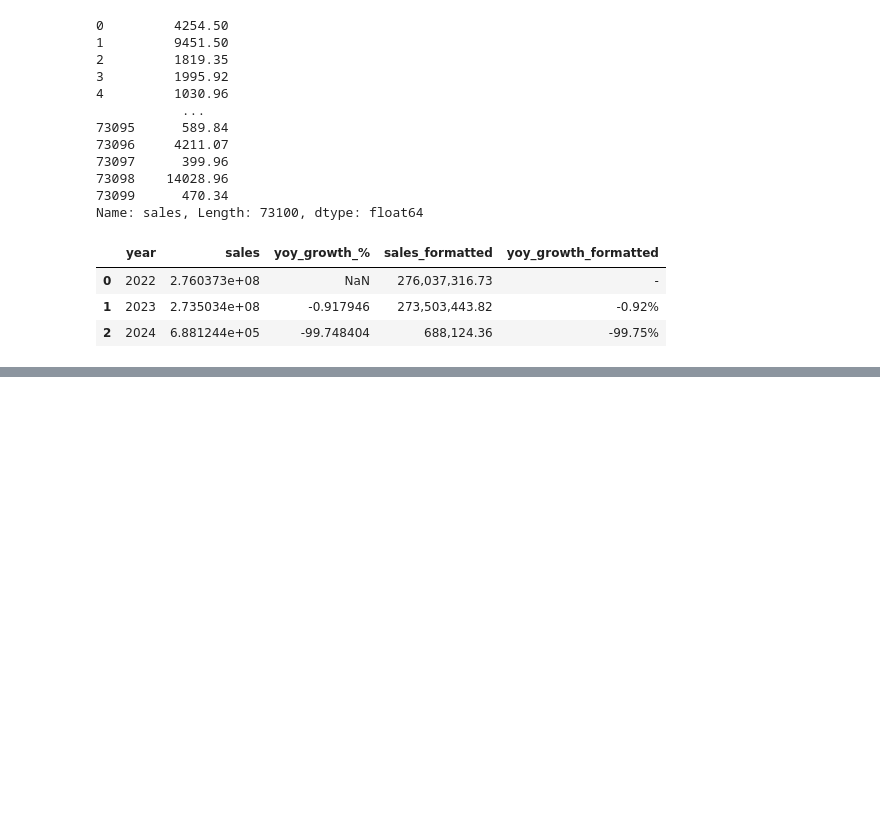
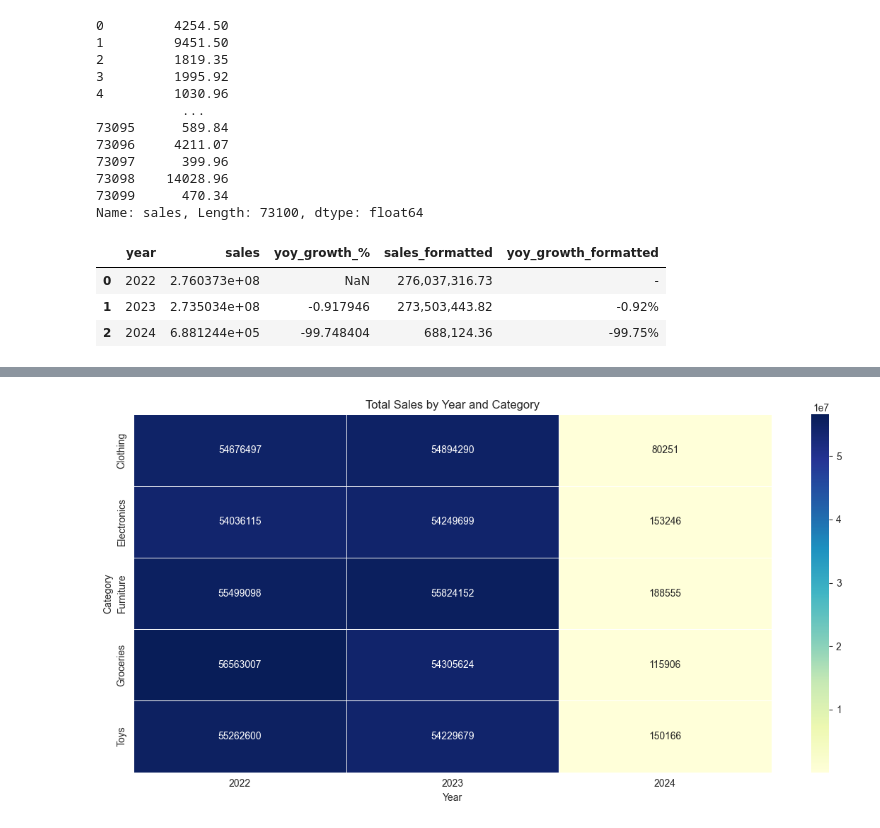
Before and after one commit to Abhijeeth7/Retail-Store-Inventory-Forecasting-Data-Analysis, a Jupyter notebook: Python_file/Retail-Store-Data-Analysis.ipynb, the cells around one changed output, grey strips where cells are left out. Saved outputs shown, nothing was run; the diff lists cells and outputs as text; code cells hidden in the pictures; blank space fills up the shorter version.

```diff
--- a/Python_file/Retail-Store-Data-Analysis.ipynb
+++ b/Python_file/Retail-Store-Data-Analysis.ipynb
@@ -196,0 +354,13 @@ plt.show()
+# %%
+# BR2 Visualization
+heatmap_df = df.groupby(['Category', 'year'])['sales'].sum().unstack().fillna(0)
+
+plt.figure(figsize=(12, 6))
+sns.heatmap(heatmap_df, annot=True, fmt='.0f', cmap='YlGnBu', linewidths=0.5)
+plt.title('Total Sales by Year and Category')
+plt.xlabel('Year')
+plt.ylabel('Category')
+plt.tight_layout()
+plt.show()
+# %% [output]
+[figure, added]
```
Also changed, not shown: parts of 10 cells of this notebook, 1 other file.
